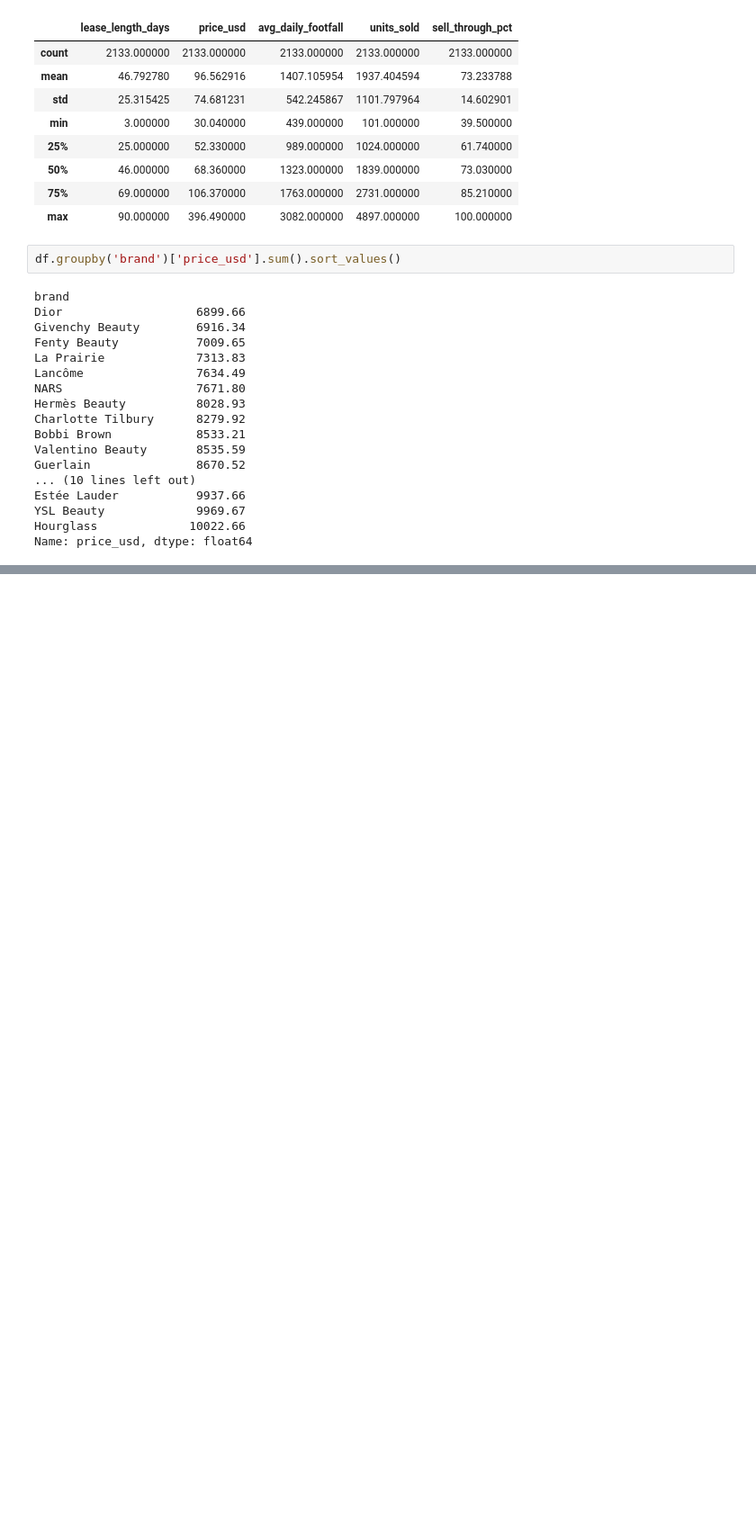
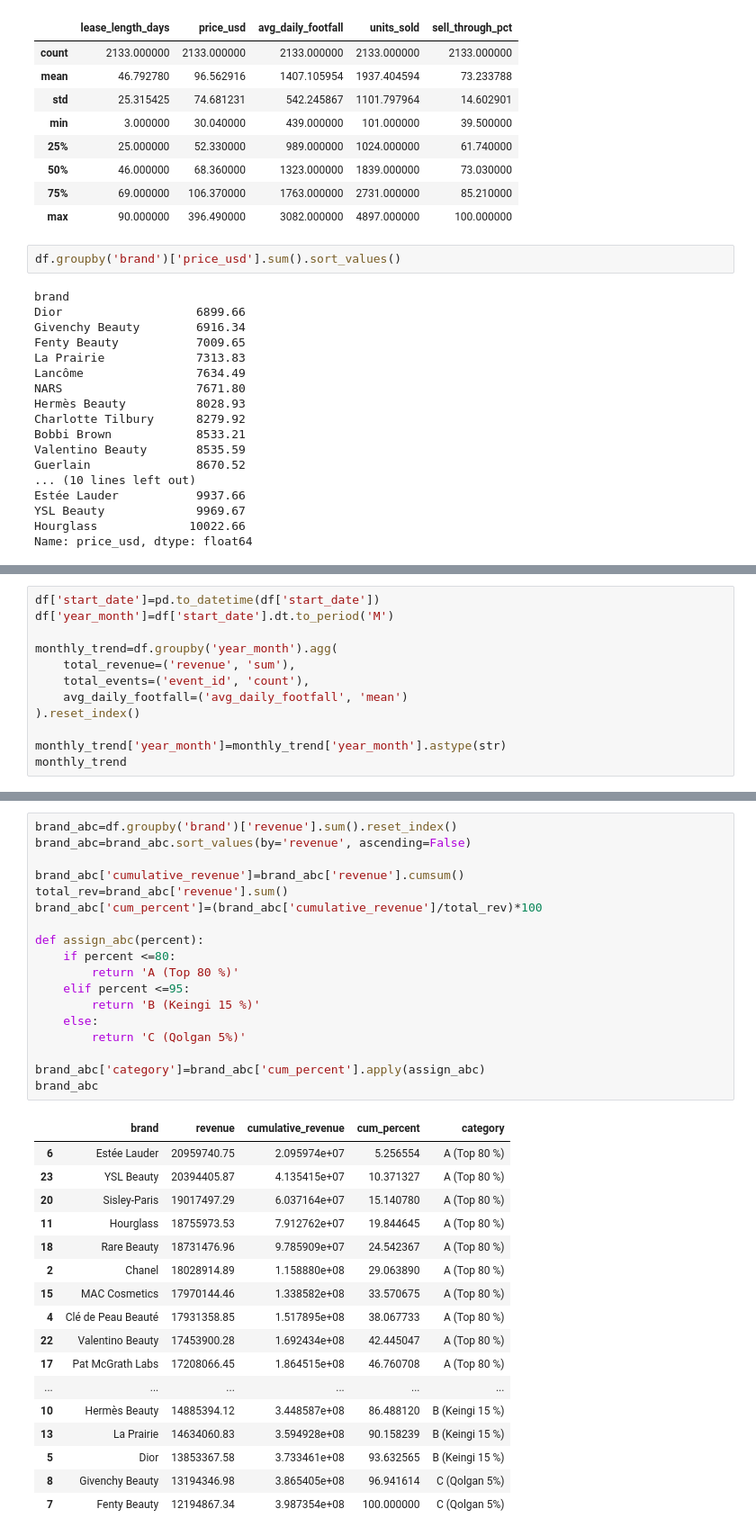
Before and after one commit to hatima-data/Luxury_cosmetics_analysis, a Jupyter notebook: luxury_cosmetics.ipynb, the cells around one changed output, grey strips where cells are left out. Shown at 90% size. Drawn from its saved outputs; the diff is of its cells as text; blank space fills up the shorter version.

```diff
--- a/luxury_cosmetics.ipynb
+++ b/luxury_cosmetics.ipynb
@@ -116,0 +210,12 @@ brand_revenue=
+# %%
+df['start_date']=pd.to_datetime(df['start_date'])
+df['year_month']=df['start_date'].dt.to_period('M')
+
+monthly_trend=df.groupby('year_month').agg(
+    total_revenue=('revenue', 'sum'),
+    total_events=('event_id', 'count'),
+    avg_daily_footfall=('avg_daily_footfall', 'mean')
+).reset_index()
+
+monthly_trend['year_month']=monthly_trend['year_month'].astype(str)
+monthly_trend
@@ -116,0 +255,36 @@ brand_revenue=
+# %%
+brand_abc=df.groupby('brand')['revenue'].sum().reset_index()
+brand_abc=brand_abc.sort_values(by='revenue', ascending=False)
+
+brand_abc['cumulative_revenue']=brand_abc['revenue'].cumsum()
+total_rev=brand_abc['revenue'].sum()
+brand_abc['cum_percent']=(brand_abc['cumulative_revenue']/total_rev)*100
+
+def assign_abc(percent):
+    if percent <=80:
+        return 'A (Top 80 %)'
+    elif percent <=95:
+        return 'B (Keingi 15 %)'
+    else:
+        return 'C (Qolgan 5%)'
+
+brand_abc['category']=brand_abc['cum_percent'].apply(assign_abc)
+brand_abc
+# %% [output]
+|  | brand | revenue | cumulative_revenue | cum_percent | category |
+| 6 | Estée Lauder | 20959740.75 | 2.095974e+07 | 5.256554 | A (Top 80 %) |
+| 23 | YSL Beauty | 20394405.87 | 4.135415e+07 | 10.371327 | A (Top 80 %) |
+| 20 | Sisley-Paris | 19017497.29 | 6.037164e+07 | 15.140780 | A (Top 80 %) |
+| 11 | Hourglass | 18755973.53 | 7.912762e+07 | 19.844645 | A (Top 80 %) |
+| 18 | Rare Beauty | 18731476.96 | 9.785909e+07 | 24.542367 | A (Top 80 %) |
+| 2 | Chanel | 18028914.89 | 1.158880e+08 | 29.063890 | A (Top 80 %) |
+| 15 | MAC Cosmetics | 17970144.46 | 1.338582e+08 | 33.570675 | A (Top 80 %) |
+| 4 | Clé de Peau Beauté | 17931358.85 | 1.517895e+08 | 38.067733 | A (Top 80 %) |
+| 22 | Valentino Beauty | 17453900.28 | 1.692434e+08 | 42.445047 | A (Top 80 %) |
+| 17 | Pat McGrath Labs | 17208066.45 | 1.864515e+08 | 46.760708 | A (Top 80 %) |
+| ... | ... | ... | ... | ... | ... |
+| 10 | Hermès Beauty | 14885394.12 | 3.448587e+08 | 86.488120 | B (Keingi 15 %) |
+| 13 | La Prairie | 14634060.83 | 3.594928e+08 | 90.158239 | B (Keingi 15 %) |
+| 5 | Dior | 13853367.58 | 3.733461e+08 | 93.632565 | B (Keingi 15 %) |
+| 8 | Givenchy Beauty | 13194346.98 | 3.865405e+08 | 96.941614 | C (Qolgan 5%) |
+| 7 | Fenty Beauty | 12194867.34 | 3.987354e+08 | 100.000000 | C (Qolgan 5%) |
```
Also changed, not shown: parts of 7 cells of this notebook.
